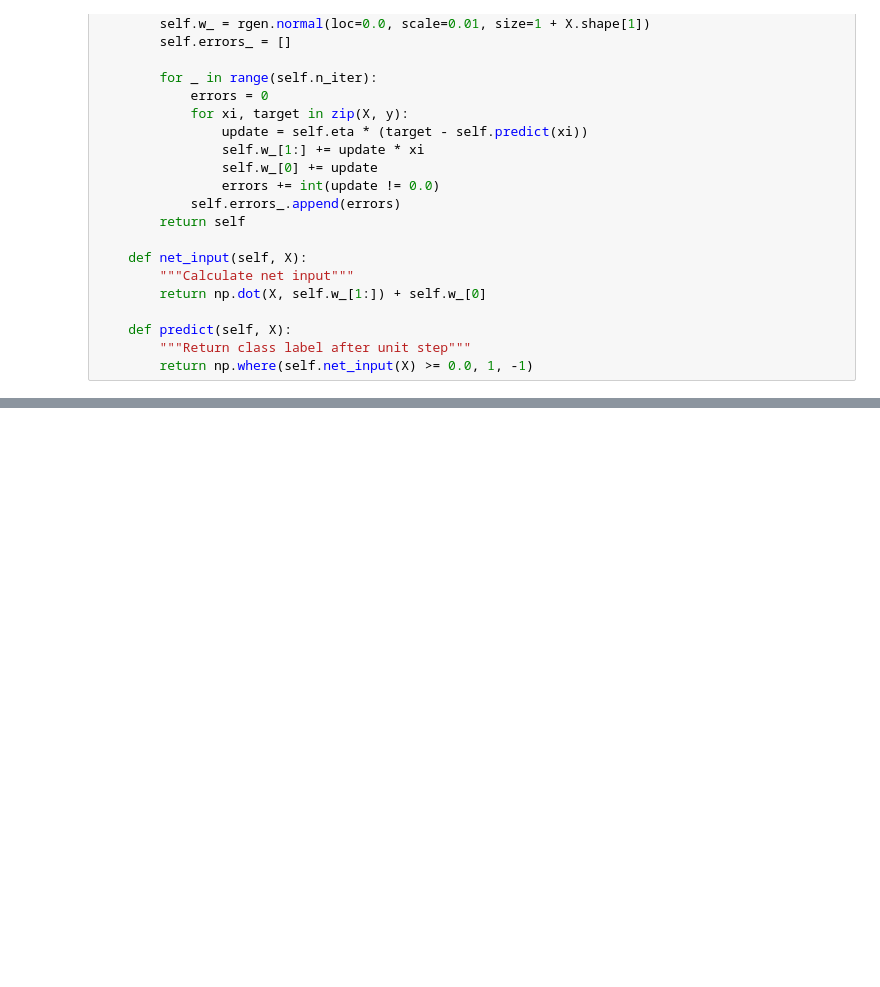
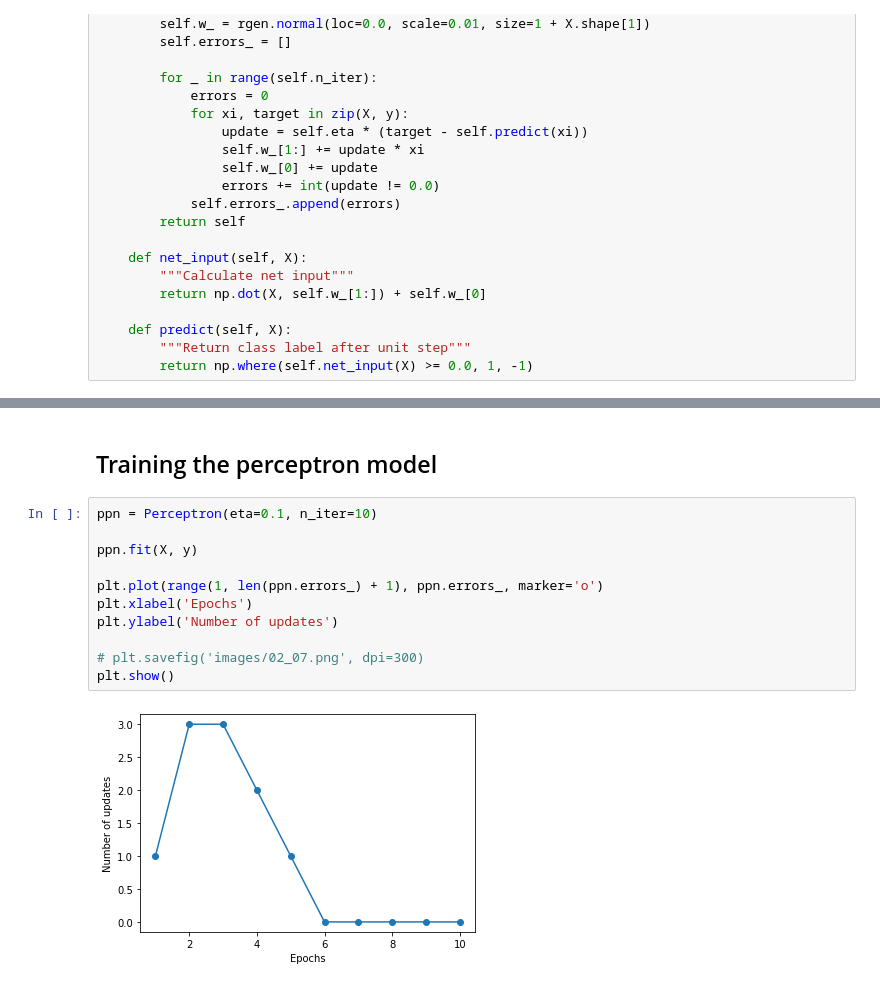
Before and after one commit to yonsken/python-ml-exercises, a Jupyter notebook: chapter_exercises/chapter_2/rosenblatt_percerptron.ipynb, the cells around one changed output, grey strips where cells are left out. Drawn from its saved outputs; the diff is of its cells as text; blank space fills up the shorter version.

```diff
--- a/chapter_exercises/chapter_2/rosenblatt_percerptron.ipynb
+++ b/chapter_exercises/chapter_2/rosenblatt_percerptron.ipynb
@@ -72,0 +117,15 @@ class Perceptron(object):
+# %% [markdown]
+## Training the perceptron model
+# %%
+ppn = Perceptron(eta=0.1, n_iter=10)
+
+ppn.fit(X, y)
+
+plt.plot(range(1, len(ppn.errors_) + 1), ppn.errors_, marker='o')
+plt.xlabel('Epochs')
+plt.ylabel('Number of updates')
+
+# plt.savefig('images/02_07.png', dpi=300)
+plt.show()
+# %% [output]
+[figure, added]
```
Also changed, not shown: parts of 8 cells of this notebook, 1 other file.
